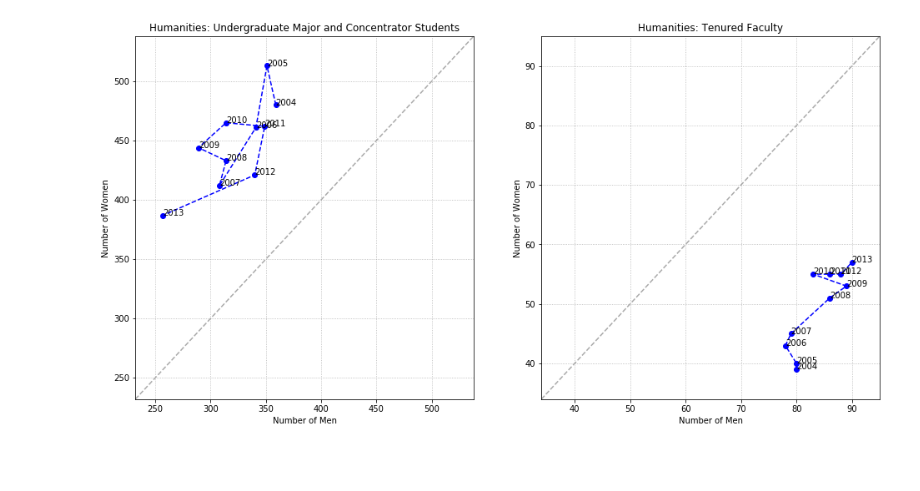
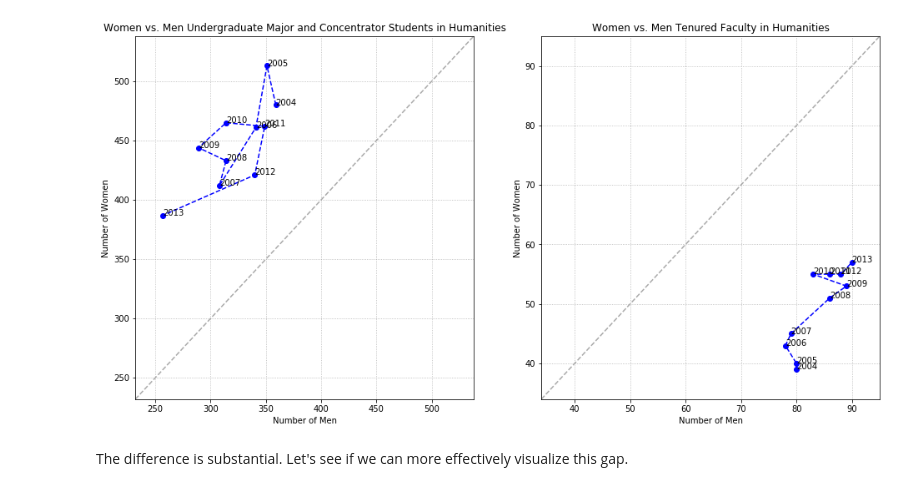
Before and after one commit to jsonkao/CU-female-representation, a Jupyter notebook: notebooks/female-representation.ipynb, the cells around one changed output. Drawn from its saved outputs; the diff is of its cells as text; code cells hidden in the pictures; blank space fills up the shorter version.

```diff
--- a/notebooks/female-representation.ipynb
+++ b/notebooks/female-representation.ipynb
@@ -33,12 +33,13 @@ def requestTable(area, level, years=YEARS):
         df = df.loc[df['Year'].isin(years)].reset_index()
     return df
 # %%
-def plotTable(plot, area, level, equality=True, abbreviate=True, years=YEARS):
+def plotSquare(plot, area, level, equality=True, abbreviate=True, years=YEARS, line=True):
     labelIndex = 1 if abbreviate else 0
-    plot.set_title('{}: {}'.format(areas[area][labelIndex], levels[level][labelIndex]))
+    plot.set_title('Women vs. Men {} in {}'.format(levels[level][labelIndex], areas[area][labelIndex]))
 
     table = requestTable(area, level, years=years)
-    plot.plot(table['Men'], table['Women'], linestyle='--', marker='o', color='b')
+    plotterFn = plot.plot if line else plot.scatter
+    plotterFn(table['Men'], table['Women'], linestyle='--', marker='o', color='b')
     plot.set_xlabel('Number of Men')
     plot.set_ylabel('Number of Women')
 
@@ -48,7 +49,7 @@ def plotTable(plot, area, level, equality=True, abbreviate=True, years=YEARS):
     axMin -= padding
     axMax += padding
     plot.axis(xmin=axMin,xmax=axMax,ymin=axMin,ymax=axMax)
-    plot.grid(linestyle='dotted')
+    plot.grid('scaled', linestyle='dotted')
 
     if equality: # graph equality line
         plot.plot([axMin, axMax], [axMin, axMax], linestyle='--', marker='', color='#aaaaaa')
@@ -67,6 +74,8 @@ for i in range(len(areas)):
 # %%
 fig, ax_lst = plt.subplots(1, 2, figsize=(16,8))
-plotTable(ax_lst[0], 1, 0, equality=True, abbreviate=False)
-plotTable(ax_lst[1], 1, 3, equality=True, abbreviate=False)
+plotSquare(ax_lst[0], 1, 0, equality=True, abbreviate=False)
+plotSquare(ax_lst[1], 1, 3, equality=True, abbreviate=False)
 # %% [output]
-[figure, old version]
+[figure, new version]
+# %% [markdown]
+The difference is substantial. Let's see if we can more effectively visualize this gap.
```
Also changed, not shown: parts of 7 cells of this notebook.
